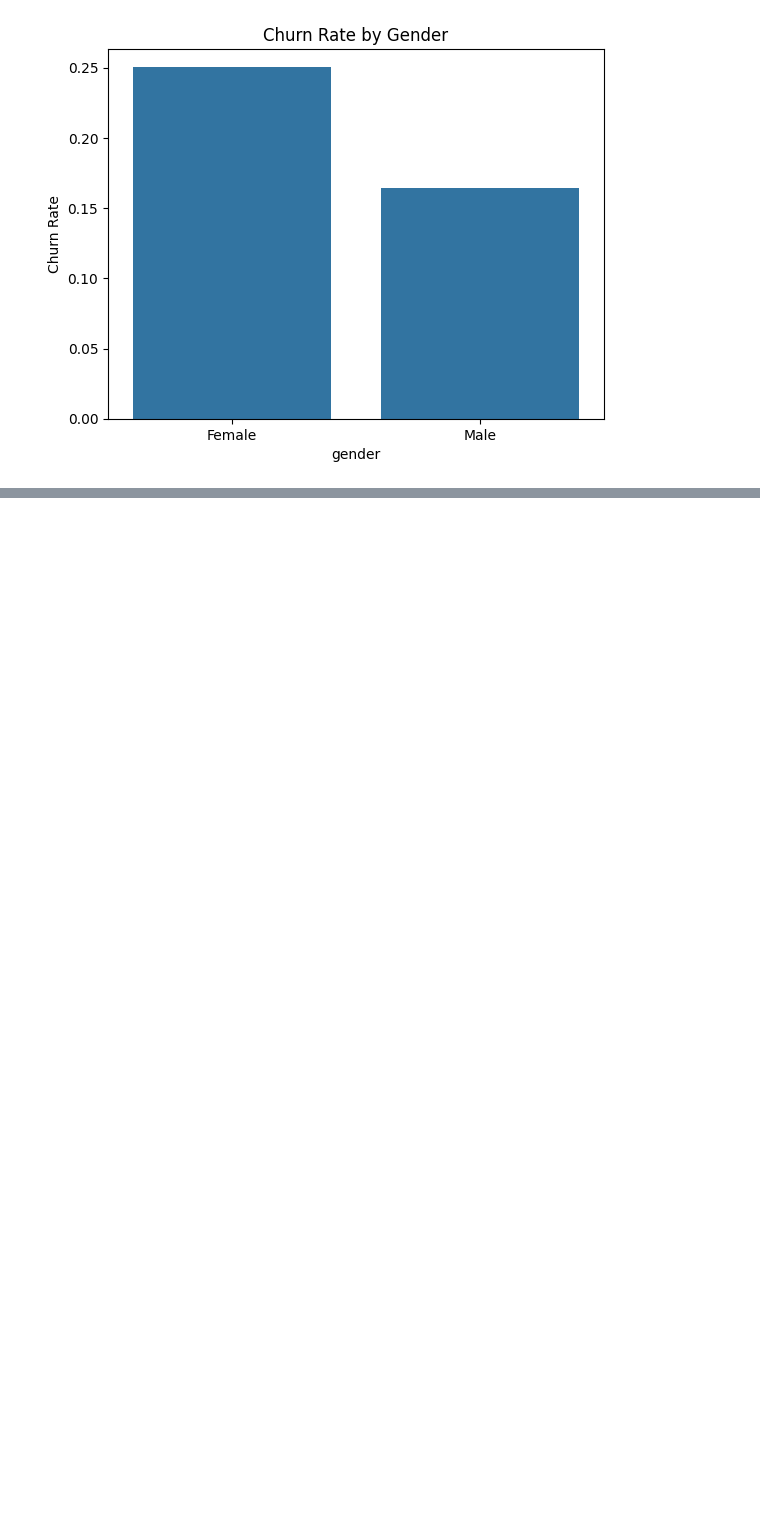
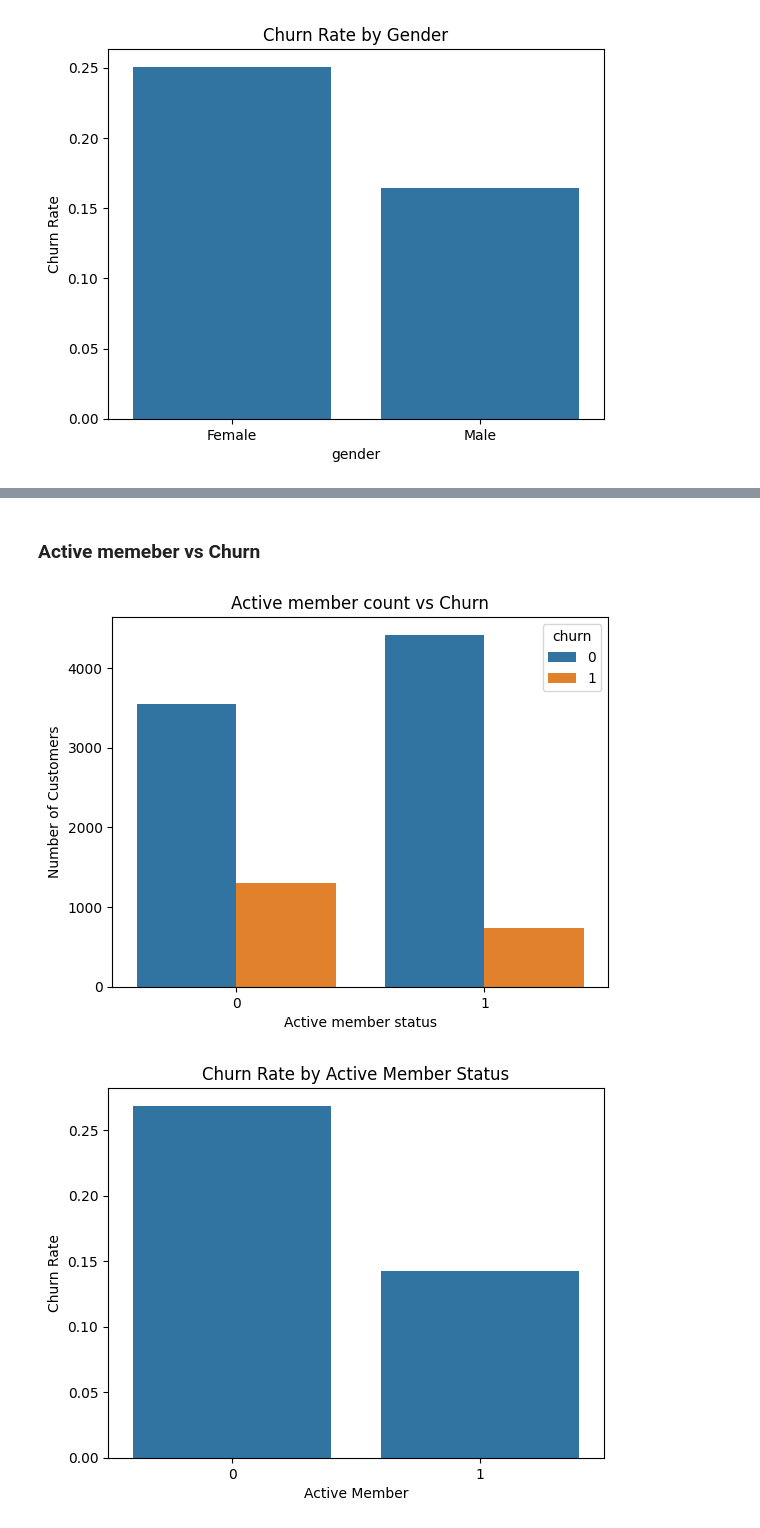
Before and after one commit to EdwardCKB/daily-ds, a Jupyter notebook: deep-learning/capstone_bank_churn.ipynb, the cells around one changed output, grey strips where cells are left out. Drawn from its saved outputs; the diff is of its cells as text; code cells hidden in the pictures; blank space fills up the shorter version.

```diff
--- a/deep-learning/capstone_bank_churn.ipynb
+++ b/deep-learning/capstone_bank_churn.ipynb
@@ -131,0 +132,24 @@ plt.show()
+# %% [markdown]
+### Active memeber vs Churn
+# %%
+sns.countplot(data=df, x='active_member', hue='churn')
+plt.title('Active member count vs Churn')
+plt.xlabel('Active member status')
+plt.ylabel('Number of Customers')
+plt.show()
+
+active_churn = df.groupby("active_member")["churn"].mean().reset_index()
+
+sns.barplot(
+    data=active_churn,
+    x="active_member",
+    y="churn"
+)
+
+plt.title("Churn Rate by Active Member Status")
+plt.xlabel("Active Member")
+plt.ylabel("Churn Rate")
+plt.show()
+# %% [output]
+[figure, added]
+[figure, added]
```
Also changed, not shown: parts of 20 cells of this notebook.
